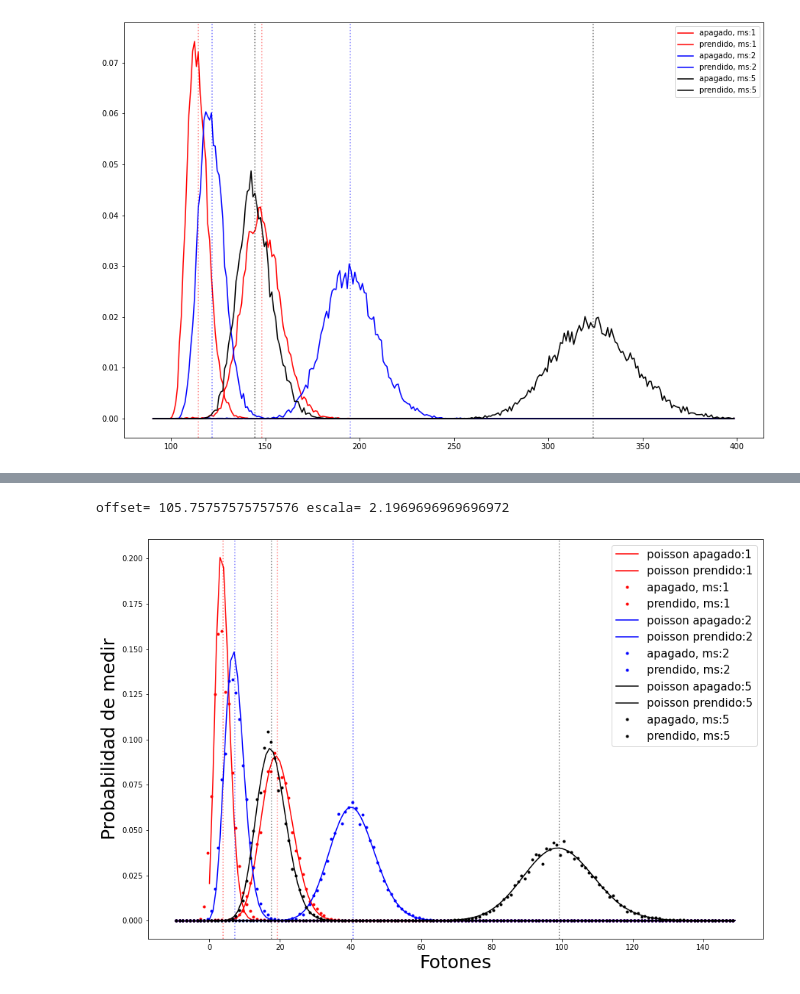
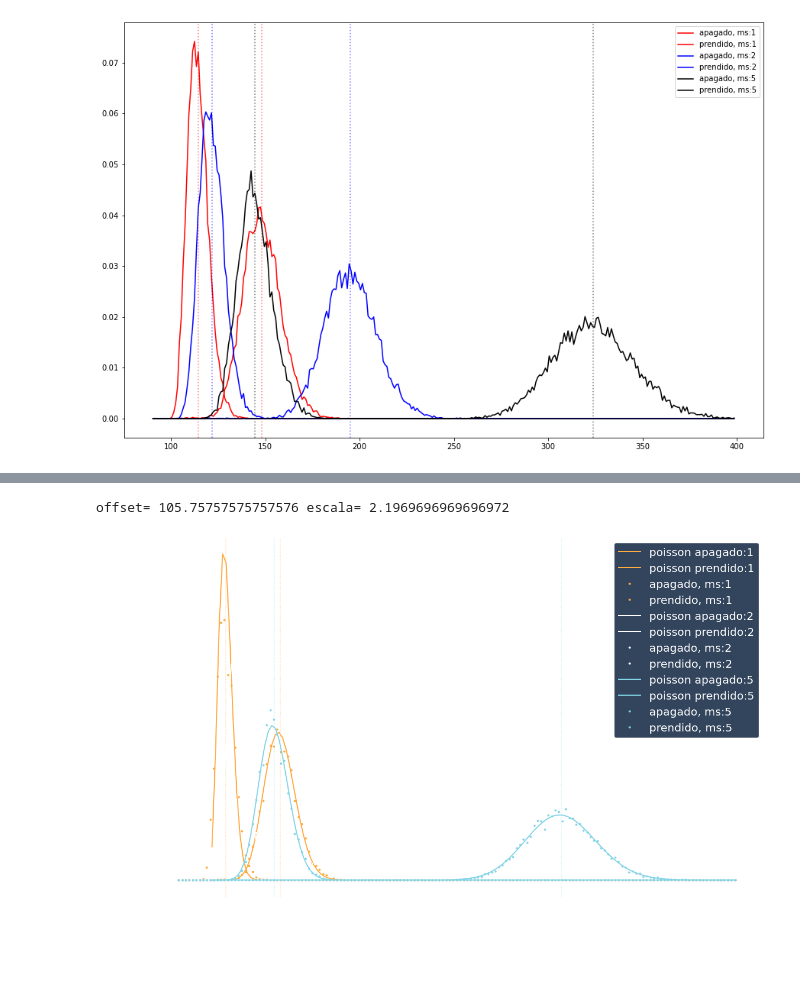
Before and after one commit to tdinapoli/labo-4, a Jupyter notebook: practica_especial/calibracion_dina.ipynb, the cells around one changed output, grey strips where cells are left out. Drawn from its saved outputs; the diff is of its cells as text; code cells hidden in the pictures; blank space fills up the shorter version.

```diff
--- a/practica_especial/calibracion_dina.ipynb
+++ b/practica_especial/calibracion_dina.ipynb
@@ -504,50 +559,57 @@ meds1 = np.array([cal1[:,1], cal2[:,1], cal5[:,1]])
 offset = offsets[75]
 escala = escalas[56]
 
-colores = ["r", "b", "k"]
+#colores = ["r", "b", "k"]
+colores = ['#ffab40', '#ffffff', '#85d5e6']
 tiempos = ["1", "2", "5"]
 
 mus0 = []
 mus1 = []
 
 print("offset=",offset, "escala=",escala)
-plt.figure(figsize=(15,10))
+plt.figure(figsize=(20,12))
 for i in range(len(meds0)):
     med0 = (meds0[i] - offset)/escala
     med1 = (meds1[i] - offset)/escala
 
     hist0, bin_edges0 = np.histogram(med0, bins=np.arange(-10,150,1,dtype=int), density=True)
     hist1, bin_edges1 = np.histogram(med1, bins=np.arange(-10,150,1,dtype=int), density=True)
 
     color = colores[i]
     tiempo = tiempos[i]
 
     x0 = bin_edges0[:-1]+0.5
     x1 = bin_edges1[:-1]+0.5
 
     prom0 = np.sum(x0*hist0)
     prom1 = np.sum(x1*hist1)
 
     mus0.append(prom0)
     mus1.append(prom1)
 
     x_pois = np.arange(0, 150, 1)
 
     y_pois0 = poisson.pmf(x_pois, prom0)
     y_pois1 = poisson.pmf(x_pois, prom1)
+    with plt.rc_context({'axes.edgecolor':'white', 'xtick.color':'white', 'ytick.color':'white'}):
+        plt.axvline(prom0, color=color, alpha=0.5, linestyle="dotted")
+        plt.axvline(prom1, color=color, alpha=0.5, linestyle="dotted")
+        plt.plot(x_pois, y_pois0, color=color,linewidth = 2,label="poisson apagado:"+tiempo)
+        plt.plot(x_pois, y_pois1, color=color,linewidth = 2,label="poisson prendido:"+tiempo)
+        plt.plot(x0, hist0, '.',color=color, label="apagado, ms:"+tiempo)
+        plt.plot(x1 ,hist1, '.',color=color, label="prendido, ms:"+tiempo)
 
-    plt.axvline(prom0, color=color, alpha=0.5, linestyle="dotted")
-    plt.axvline(prom1, color=color, alpha=0.5, linestyle="dotted")
-    plt.plot(x_pois, y_pois0, color=color,label="poisson apagado:"+tiempo)
-    plt.plot(x_pois, y_pois1, color=color, label="poisson prendido:"+tiempo)
-    plt.plot(x0, hist0, '.',color=color, label="apagado, ms:"+tiempo)
-    plt.plot(x1 ,hist1, '.',color=color, label="prendido, ms:"+tiempo)
+plt.xlabel("Fotones", color = 'w',fontsize=25)
+plt.ylabel("Probabilidad de medir", color = 'w',fontsize=25)
+plt.tick_params(axis='both', labelsize = 20)
 
-plt.xlabel("Fotones", fontsize=25)
-plt.ylabel("Probabilidad de medir", fontsize=25)
-plt.legend(fontsize=15)
+legend  = plt.legend(fontsize=20)
+legend.get_frame().set_facecolor('#001633')
+plt.setp(legend.get_texts(), color='w')
+#plt.savefig('Todos_juntos_ajustados.png', dpi = 1000,  transparent = True)
+
 plt.show()
 # %% [output]
 offset= 105.75757575757576 escala= 2.1969696969696972
-[figure, old version]
+[figure, new version]
 # %%
```
Also changed, not shown: parts of 8 cells of this notebook, 22 other files.
